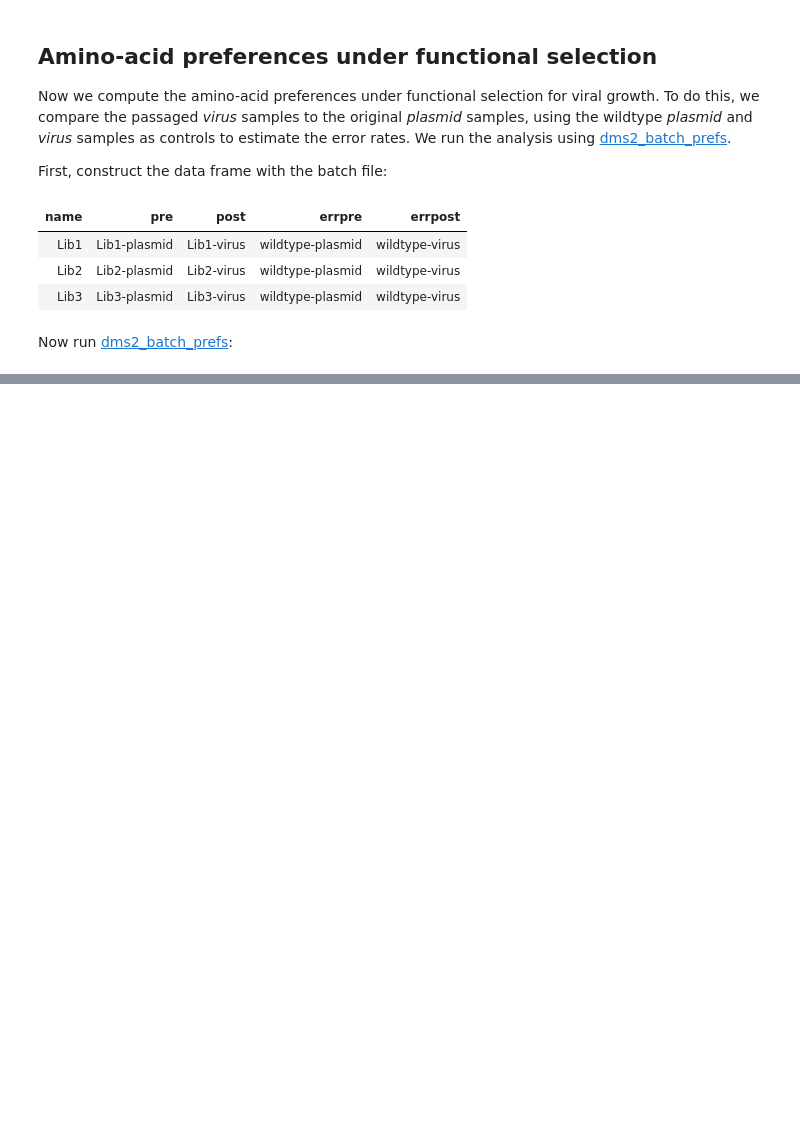
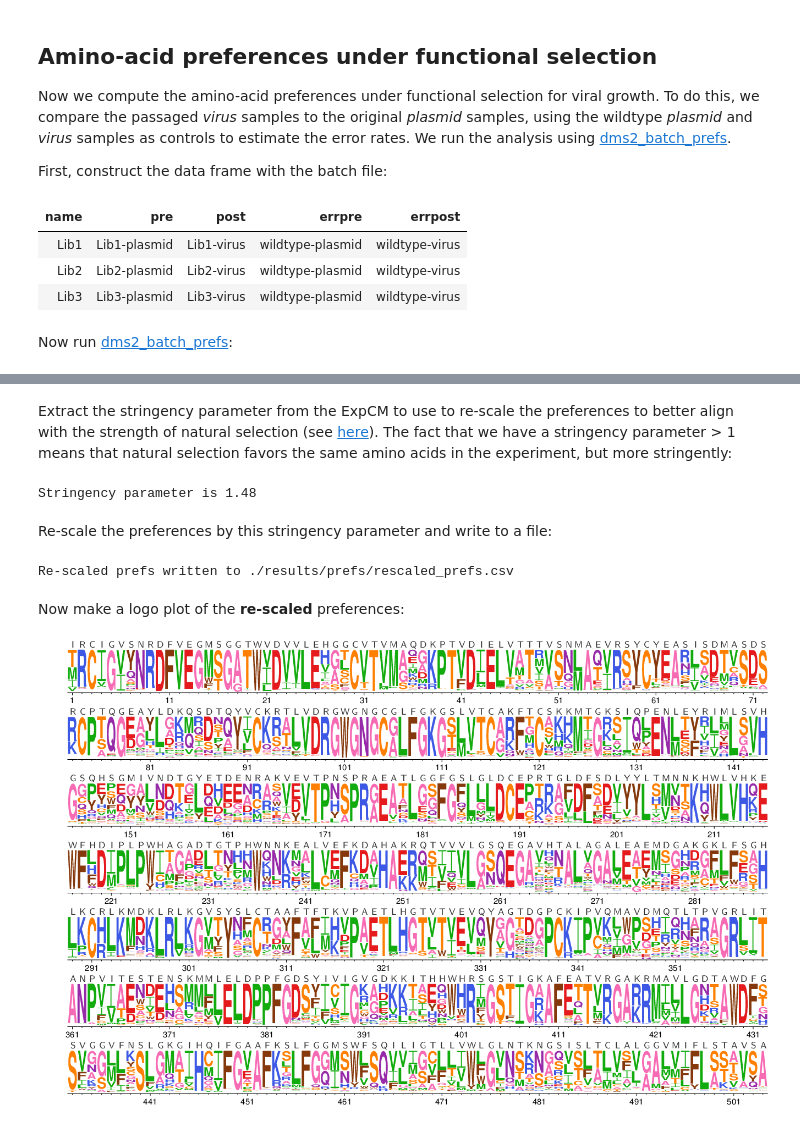
Before and after one commit to jbloomlab/ZIKV_DMS_with_EvansLab, a Jupyter notebook: analysis_notebook.ipynb, the cells around one changed output, grey strips where cells are left out. Cells and saved outputs as stored; diff of their text form; code cells hidden in the pictures; blank space fills up the shorter version.

```diff
--- a/analysis_notebook.ipynb
+++ b/analysis_notebook.ipynb
@@ -209,0 +371,34 @@ log = ! dms2_batch_prefs \
+# %% [markdown]
+Extract the stringency parameter from the ExpCM to use to re-scale the preferences to better align with the strength of natural selection (see [here](https://peerj.com/articles/3657/)).
+The fact that we have a stringency parameter > 1 means that natural selection favors the same amino acids in the experiment, but more stringently:
+# %%
+stringency = float(modelcompare.set_index('Model')['stringency'].to_dict()['ExpCM_prefs'])
+
+print(f"Stringency parameter is {stringency}")
+# %% [output]
+Stringency parameter is 1.48
+# %% [markdown]
+Re-scale the preferences by this stringency parameter and write to a file:
+# %%
+unscaledprefs = pandas.read_csv(unscaledprefsfile)
+rescaledprefs = dms_tools2.prefs.rescalePrefs(unscaledprefs, stringency)
+
+rescaledprefsfile = os.path.join(prefsdir, 'rescaled_prefs.csv')
+rescaledprefs.to_csv(rescaledprefsfile, index=False)
+print(f"Re-scaled prefs written to {rescaledprefsfile}")
+# %% [output]
+Re-scaled prefs written to ./results/prefs/rescaled_prefs.csv
+# %% [markdown]
+Now make a logo plot of the **re-scaled** preferences:
+# %%
+log = ! dms2_logoplot \
+        --prefs {rescaledprefsfile} \
+        --name rescaled \
+        --outdir {logodir} \
+        --nperline 72 \
+        --overlay1 {wtoverlayfile} wildtype wildtype \
+        --use_existing {use_existing}
+
+showPDF(os.path.join(logodir, 'rescaled_prefs.pdf'))
+# %% [output]
+[figure, added]
```
Also changed, not shown: parts of 19 cells of this notebook, 7 other files.
